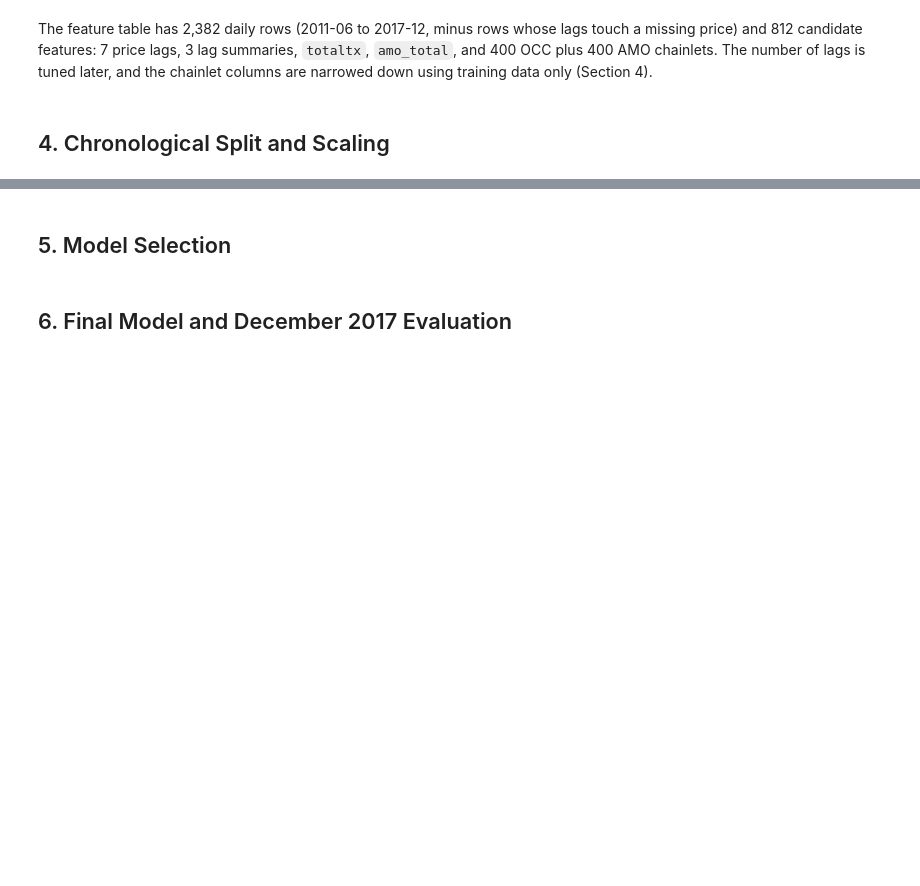
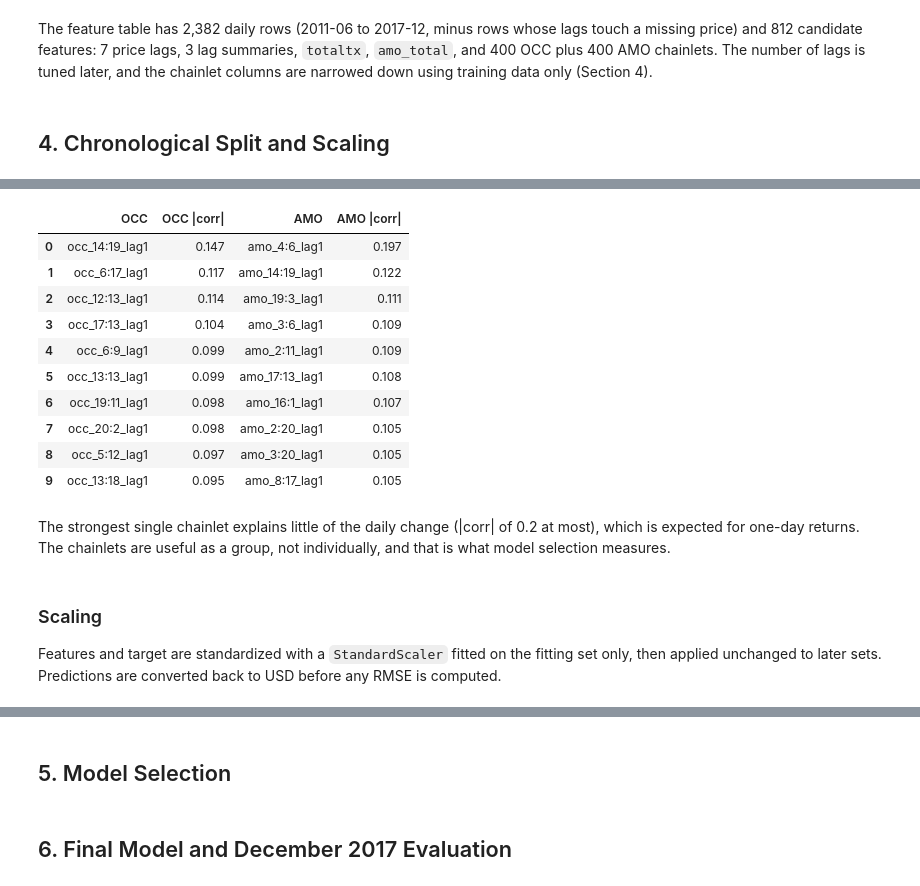
Before and after one commit to hubertantoniewicz/Bitcoin_Price_Prediction_xAI, a Jupyter notebook: BTC_Prediction_xAI_hu827797.ipynb, the cells around one changed output, grey strips where cells are left out. Cells and saved outputs as stored; diff of their text form; code cells hidden in the pictures; blank space fills up the shorter version.

Commit message:
Step 5: date-based split, train-only chainlet selection and scaling

```diff
--- a/BTC_Prediction_xAI_hu827797.ipynb
+++ b/BTC_Prediction_xAI_hu827797.ipynb
@@ -239,0 +251,19 @@ The feature table has 2,382 daily rows (2011-06 to 2017-12, minus rows whose lag
+# %%
+TRAIN_START = pd.Timestamp(2016, 1, 1)
+VAL_START = pd.Timestamp(2017, 10, 1)
+TEST_START = pd.Timestamp(2017, 12, 1)
+TEST_END = pd.Timestamp(2017, 12, 31)
+
+def split(frame):
+    d = frame['date']
+    train = frame[(d >= TRAIN_START) & (d < VAL_START)]
+    val = frame[(d >= VAL_START) & (d < TEST_START)]
+    test = frame[(d >= TEST_START) & (d <= TEST_END)]
+    assert train['date'].max() < val['date'].min() and val['date'].max() < test['date'].min()
+    assert len(test) == 31
+    return train.reset_index(drop=True), val.reset_index(drop=True), test.reset_index(drop=True)
+
+train, val, test = split(feat)
+pd.DataFrame({name: [s['date'].min().date(), s['date'].max().date(), len(s)]
+              for name, s in [('train', train), ('val', val), ('test', test)]},
+             index=['first day', 'last day', 'rows'])
@@ -239,0 +279,34 @@ The feature table has 2,382 daily rows (2011-06 to 2017-12, minus rows whose lag
+# %%
+def select_chainlets(fit_frame, k):
+    """Top-k OCC and top-k AMO chainlets by |corr| with the target, using fit_frame only."""
+    chosen = []
+    for prefix in ('occ_', 'amo_'):
+        cols = [c for c in fit_frame.columns if c.startswith(prefix) and ':' in c]
+        corr = fit_frame[cols].corrwith(fit_frame['target']).abs().fillna(0)
+        chosen += corr.nlargest(k).index.tolist()
+    return chosen
+
+BASE_COLS = [c for c in feat_cols if ':' not in c]  # lags, summaries, totaltx, amo_total
+
+top = select_chainlets(train, k=10)
+corr = train[top].corrwith(train['target']).round(3)
+pd.DataFrame({'OCC': corr.index[:10], 'OCC |corr|': corr.abs().values[:10],
+              'AMO': corr.index[10:], 'AMO |corr|': corr.abs().values[10:]})
+# %% [output]
+|  | OCC | OCC |corr| | AMO | AMO |corr| |
+| 0 | occ_14:19_lag1 | 0.147 | amo_4:6_lag1 | 0.197 |
+| 1 | occ_6:17_lag1 | 0.117 | amo_14:19_lag1 | 0.122 |
+| 2 | occ_12:13_lag1 | 0.114 | amo_19:3_lag1 | 0.111 |
+| 3 | occ_17:13_lag1 | 0.104 | amo_3:6_lag1 | 0.109 |
+| 4 | occ_6:9_lag1 | 0.099 | amo_2:11_lag1 | 0.109 |
+| 5 | occ_13:13_lag1 | 0.099 | amo_17:13_lag1 | 0.108 |
+| 6 | occ_19:11_lag1 | 0.098 | amo_16:1_lag1 | 0.107 |
+| 7 | occ_20:2_lag1 | 0.098 | amo_2:20_lag1 | 0.105 |
+| 8 | occ_5:12_lag1 | 0.097 | amo_3:20_lag1 | 0.105 |
+| 9 | occ_13:18_lag1 | 0.095 | amo_8:17_lag1 | 0.105 |
+# %% [markdown]
+The strongest single chainlet explains little of the daily change (|corr| of 0.2 at most), which is expected for one-day returns. The chainlets are useful as a group, not individually, and that is what model selection measures.
+# %% [markdown]
+### Scaling
+
+Features and target are standardized with a `StandardScaler` fitted on the fitting set only, then applied unchanged to later sets. Predictions are converted back to USD before any RMSE is computed.
```
Also changed, not shown: parts of 6 cells of this notebook.
